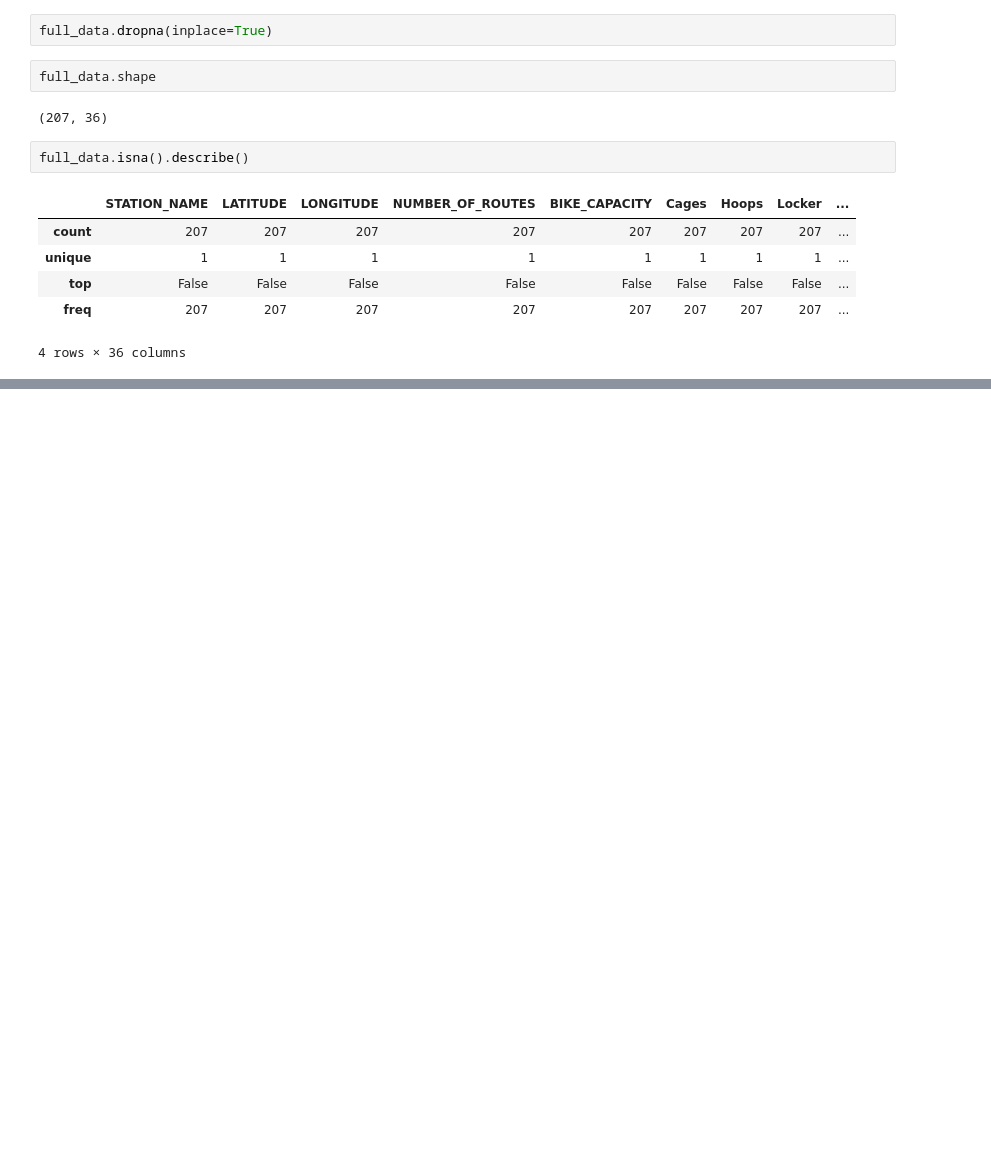
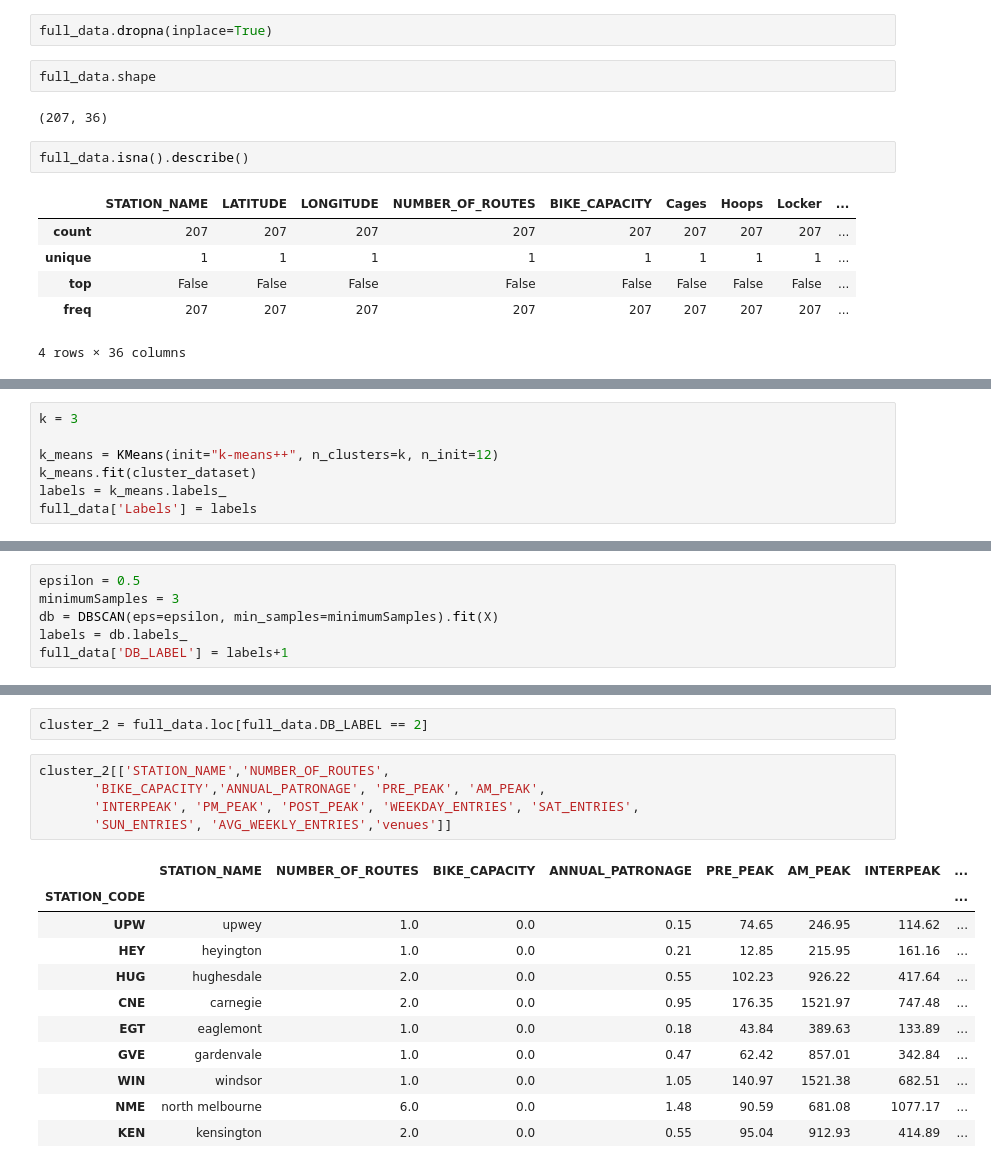
Before and after one commit to AntoineMaalouf/melbourne_train_stations, a Jupyter notebook: Melbourne Train Station.ipynb, the cells around one changed output, grey strips where cells are left out. Cells and saved outputs as stored; diff of their text form; blank space fills up the shorter version.

```diff
--- a/Melbourne Train Station.ipynb
+++ b/Melbourne Train Station.ipynb
@@ -356,0 +430,7 @@ full_data.head(5)
+# %%
+k = 3
+
+k_means = KMeans(init="k-means++", n_clusters=k, n_init=12)
+k_means.fit(cluster_dataset)
+labels = k_means.labels_
+full_data['Labels'] = labels
@@ -356,0 +471,6 @@ full_data.head(5)
+# %%
+epsilon = 0.5
+minimumSamples = 3
+db = DBSCAN(eps=epsilon, min_samples=minimumSamples).fit(X)
+labels = db.labels_
+full_data['DB_LABEL'] = labels+1
@@ -356,0 +531,19 @@ full_data.head(5)
+# %%
+cluster_2 = full_data.loc[full_data.DB_LABEL == 2]
+# %%
+cluster_2[['STATION_NAME','NUMBER_OF_ROUTES',
+       'BIKE_CAPACITY','ANNUAL_PATRONAGE', 'PRE_PEAK', 'AM_PEAK',
+       'INTERPEAK', 'PM_PEAK', 'POST_PEAK', 'WEEKDAY_ENTRIES', 'SAT_ENTRIES',
+       'SUN_ENTRIES', 'AVG_WEEKLY_ENTRIES','venues']]
+# %% [output]
+|  | STATION_NAME | NUMBER_OF_ROUTES | BIKE_CAPACITY | ANNUAL_PATRONAGE | PRE_PEAK | AM_PEAK | INTERPEAK | ... |
+| STATION_CODE |  |  |  |  |  |  |  | ... |
+| UPW | upwey | 1.0 | 0.0 | 0.15 | 74.65 | 246.95 | 114.62 | ... |
+| HEY | heyington | 1.0 | 0.0 | 0.21 | 12.85 | 215.95 | 161.16 | ... |
+| HUG | hughesdale | 2.0 | 0.0 | 0.55 | 102.23 | 926.22 | 417.64 | ... |
+| CNE | carnegie | 2.0 | 0.0 | 0.95 | 176.35 | 1521.97 | 747.48 | ... |
+| EGT | eaglemont | 1.0 | 0.0 | 0.18 | 43.84 | 389.63 | 133.89 | ... |
+| GVE | gardenvale | 1.0 | 0.0 | 0.47 | 62.42 | 857.01 | 342.84 | ... |
+| WIN | windsor | 1.0 | 0.0 | 1.05 | 140.97 | 1521.38 | 682.51 | ... |
+| NME | north melbourne | 6.0 | 0.0 | 1.48 | 90.59 | 681.08 | 1077.17 | ... |
+| KEN | kensington | 2.0 | 0.0 | 0.55 | 95.04 | 912.93 | 414.89 | ... |
```
Also changed, not shown: parts of 34 cells of this notebook, 6 other files.
